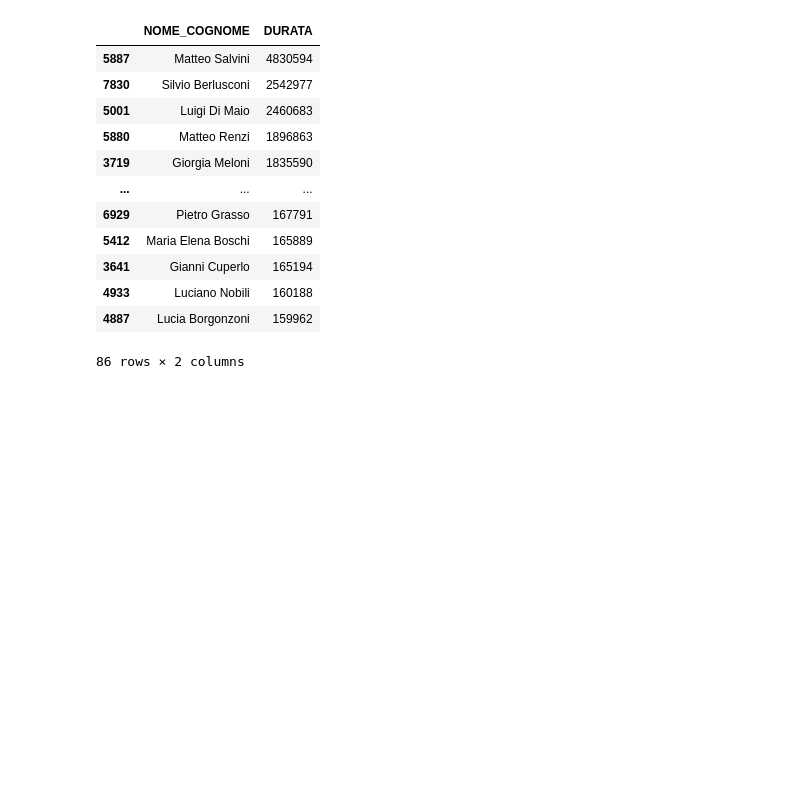
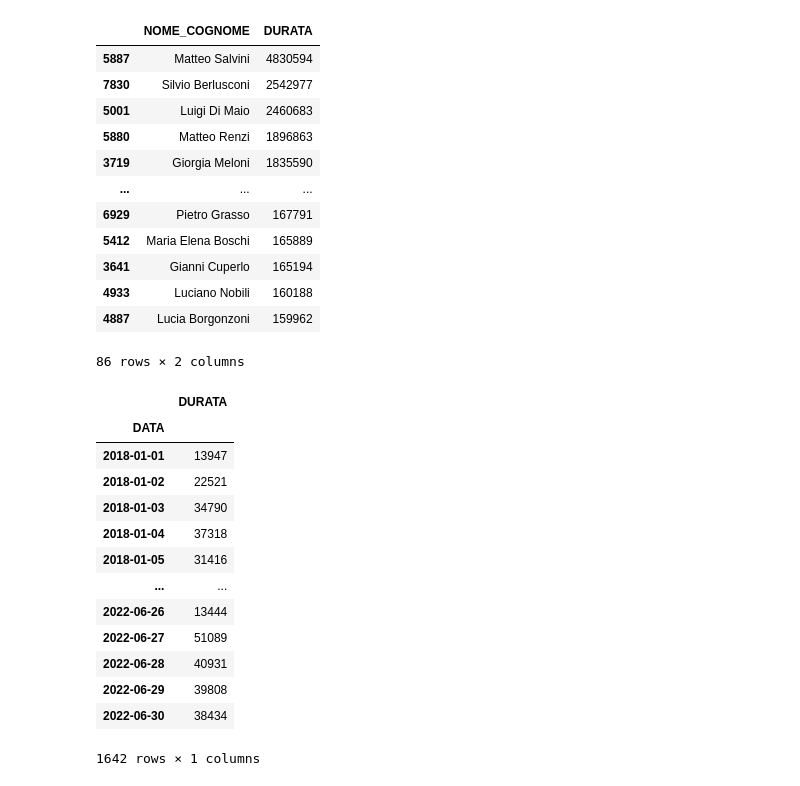
Before and after one commit to g0v-it/agcom, a Jupyter notebook: code/analisi.ipynb, the cells around one changed output. Saved outputs shown, nothing was run; the diff lists cells and outputs as text; code cells hidden in the pictures; blank space fills up the shorter version.

```diff
--- a/code/analisi.ipynb
+++ b/code/analisi.ipynb
@@ -68,3 +76,20 @@ presenze_politici_top_rilevanti
 | 4933 | Luciano Nobili | 160188 |
 | 4887 | Lucia Borgonzoni | 159962 |
 86 rows × 2 columns
+# %%
+data[['DATA','DURATA','TIPO_TEMPO']].groupby(['DATA']).sum()
+# %% [output]
+|  | DURATA |
+| DATA |  |
+| 2018-01-01 | 13947 |
+| 2018-01-02 | 22521 |
+| 2018-01-03 | 34790 |
+| 2018-01-04 | 37318 |
+| 2018-01-05 | 31416 |
+| ... | ... |
+| 2022-06-26 | 13444 |
+| 2022-06-27 | 51089 |
+| 2022-06-28 | 40931 |
+| 2022-06-29 | 39808 |
+| 2022-06-30 | 38434 |
+1642 rows × 1 columns
```
Also changed, not shown: parts of 6 cells of this notebook, 1 other file.
